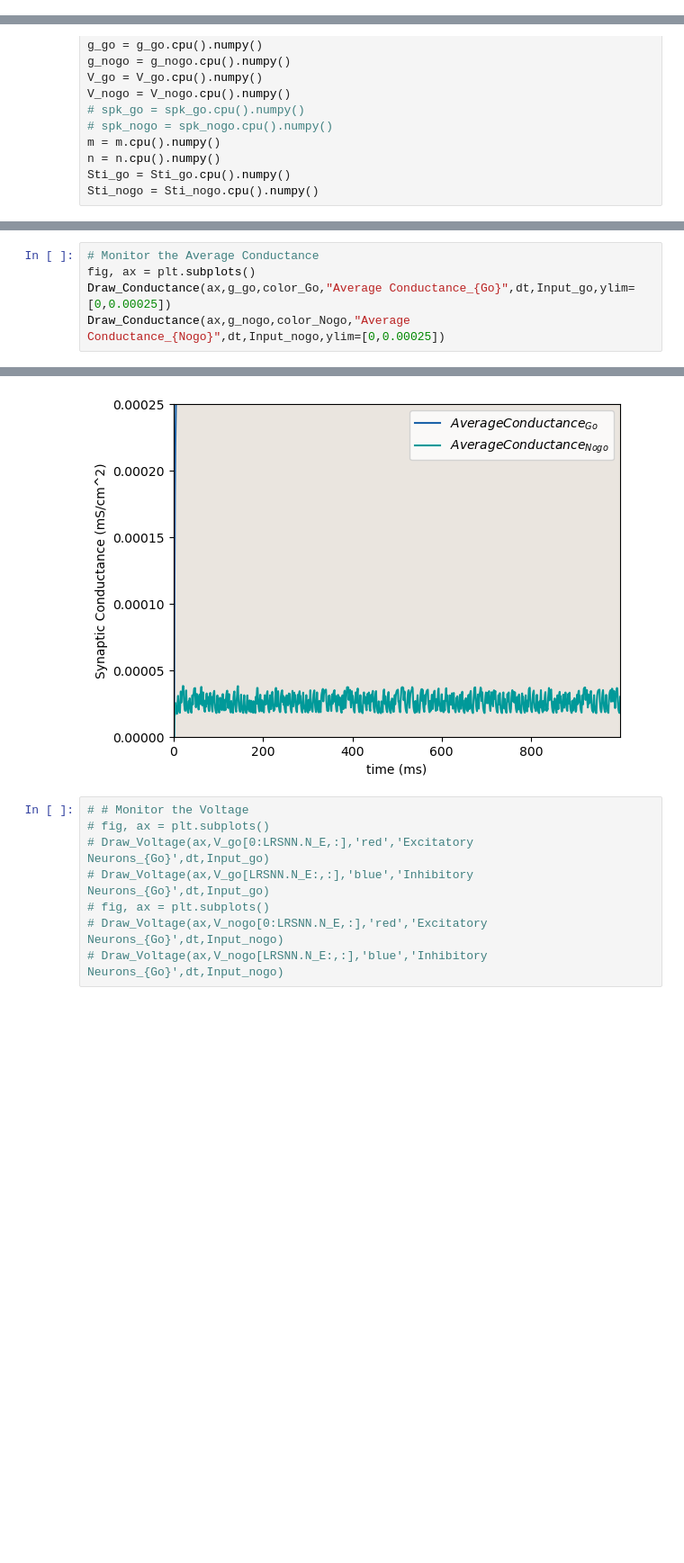
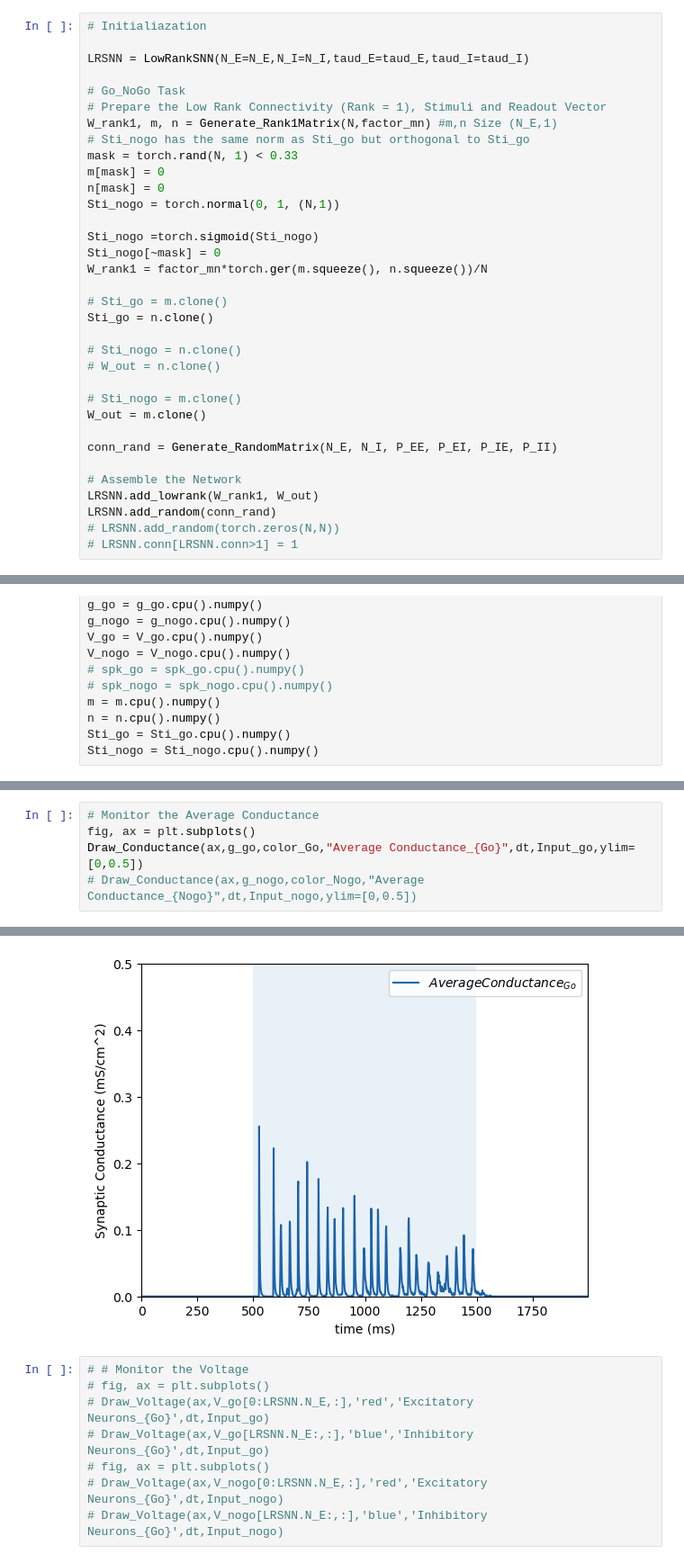
Before and after one commit to LiBinUtokyo/LowRank_ModifiedTheta_SNN, a Jupyter notebook: PYTHON/main_pytorch.ipynb, the cells around one changed output, grey strips where cells are left out. Shown at 90% size. Cells and saved outputs as stored; diff of their text form; blank space fills up the shorter version.

```diff
--- a/PYTHON/main_pytorch.ipynb
+++ b/PYTHON/main_pytorch.ipynb
@@ -127,0 +95,34 @@ Random connection has been added.
+# %%
+# Initialiazation
+
+LRSNN = LowRankSNN(N_E=N_E,N_I=N_I,taud_E=taud_E,taud_I=taud_I)
+
+# Go_NoGo Task
+# Prepare the Low Rank Connectivity (Rank = 1), Stimuli and Readout Vector
+W_rank1, m, n = Generate_Rank1Matrix(N,factor_mn) #m,n Size (N_E,1)
+# Sti_nogo has the same norm as Sti_go but orthogonal to Sti_go
+mask = torch.rand(N, 1) < 0.33
+m[mask] = 0
+n[mask] = 0
+Sti_nogo = torch.normal(0, 1, (N,1))
+
+Sti_nogo =torch.sigmoid(Sti_nogo)
+Sti_nogo[~mask] = 0
+W_rank1 = factor_mn*torch.ger(m.squeeze(), n.squeeze())/N
+
+# Sti_go = m.clone()
+Sti_go = n.clone()
+
+# Sti_nogo = n.clone()
+# W_out = n.clone()
+
+# Sti_nogo = m.clone()
+W_out = m.clone()
+
+conn_rand = Generate_RandomMatrix(N_E, N_I, P_EE, P_EI, P_IE, P_II)
+
+# Assemble the Network
+LRSNN.add_lowrank(W_rank1, W_out)
+LRSNN.add_random(conn_rand)
+# LRSNN.add_random(torch.zeros(N,N))
+# LRSNN.conn[LRSNN.conn>1] = 1
@@ -198,6 +211,6 @@ Draw_Output(ax,Out_nogo,'Output_{Nogo}',dt,Input_nogo,color_data=color_Nogo)
 # %%
 # Monitor the Average Conductance
 fig, ax = plt.subplots()
-Draw_Conductance(ax,g_go,color_Go,"Average Conductance_{Go}",dt,Input_go,ylim=[0,0.00025])
-Draw_Conductance(ax,g_nogo,color_Nogo,"Average Conductance_{Nogo}",dt,Input_nogo,ylim=[0,0.00025])
+Draw_Conductance(ax,g_go,color_Go,"Average Conductance_{Go}",dt,Input_go,ylim=[0,0.5])
+# Draw_Conductance(ax,g_nogo,color_Nogo,"Average Conductance_{Nogo}",dt,Input_nogo,ylim=[0,0.5])
 # %% [output]
@@ -206,4 +218,4 @@ Draw_Conductance(ax,g_nogo,color_Nogo,"Average Conductance_{Nogo}",dt,Input_nogo
-[figure, old version]
+[figure, new version]
 # %%
 # # Monitor the Voltage
 # fig, ax = plt.subplots()
```
Also changed, not shown: parts of 13 cells of this notebook, 1 other file.
